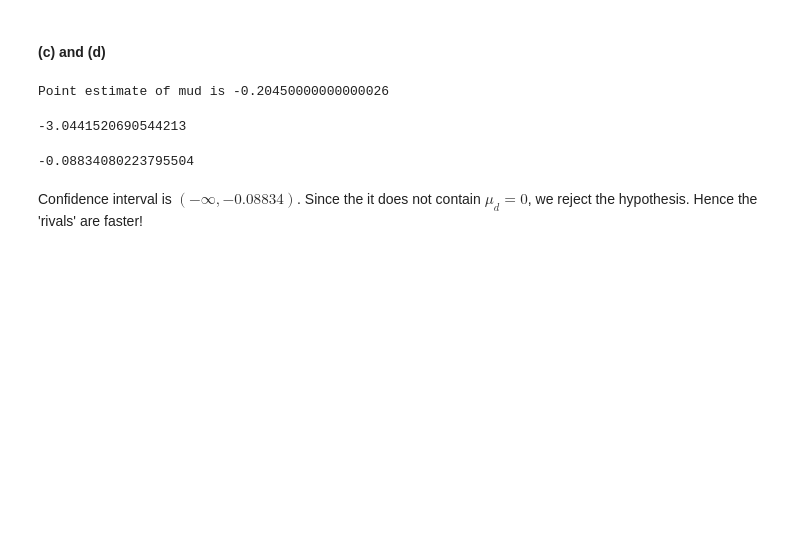
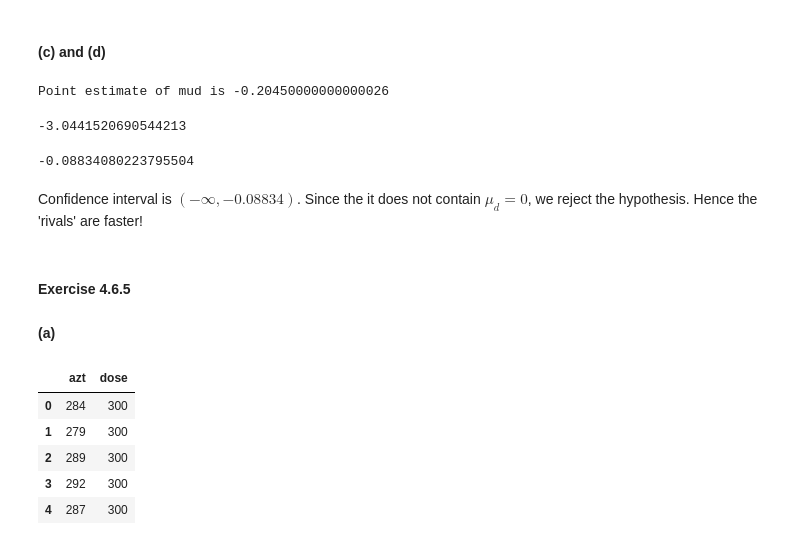
Before and after one commit to abhijitharakali/Solutions-Introduction-to-Mathematical-Statistics-by-Robert-V.-Hogg-Joseph-W.-McKean-Allen-T-Cr, a Jupyter notebook: Chapter4.ipynb, the cells around one changed output. Drawn from its saved outputs; the diff is of its cells as text; code cells hidden in the pictures; blank space fills up the shorter version.

```diff
--- a/Chapter4.ipynb
+++ b/Chapter4.ipynb
@@ -1777,3 +1778,17 @@ print(tl)
 -0.08834080223795504
 # %% [markdown]
 Confidence interval is $(-\infty,-0.08834)$. Since the it does not contain $\mu_d = 0$, we reject the hypothesis. Hence the 'rivals' are faster!
+# %% [markdown]
+#### Exercise 4.6.5
+#### (a)
+# %%
+data = pd.read_csv('data/aztdoses.csv')
+data.drop(['Unnamed: 0'],axis = 1,inplace = True)
+data.head()
+# %% [output]
+|  | azt | dose |
+| 0 | 284 | 300 |
+| 1 | 279 | 300 |
+| 2 | 289 | 300 |
+| 3 | 292 | 300 |
+| 4 | 287 | 300 |
```
Also changed, not shown: parts of 29 cells of this notebook.
